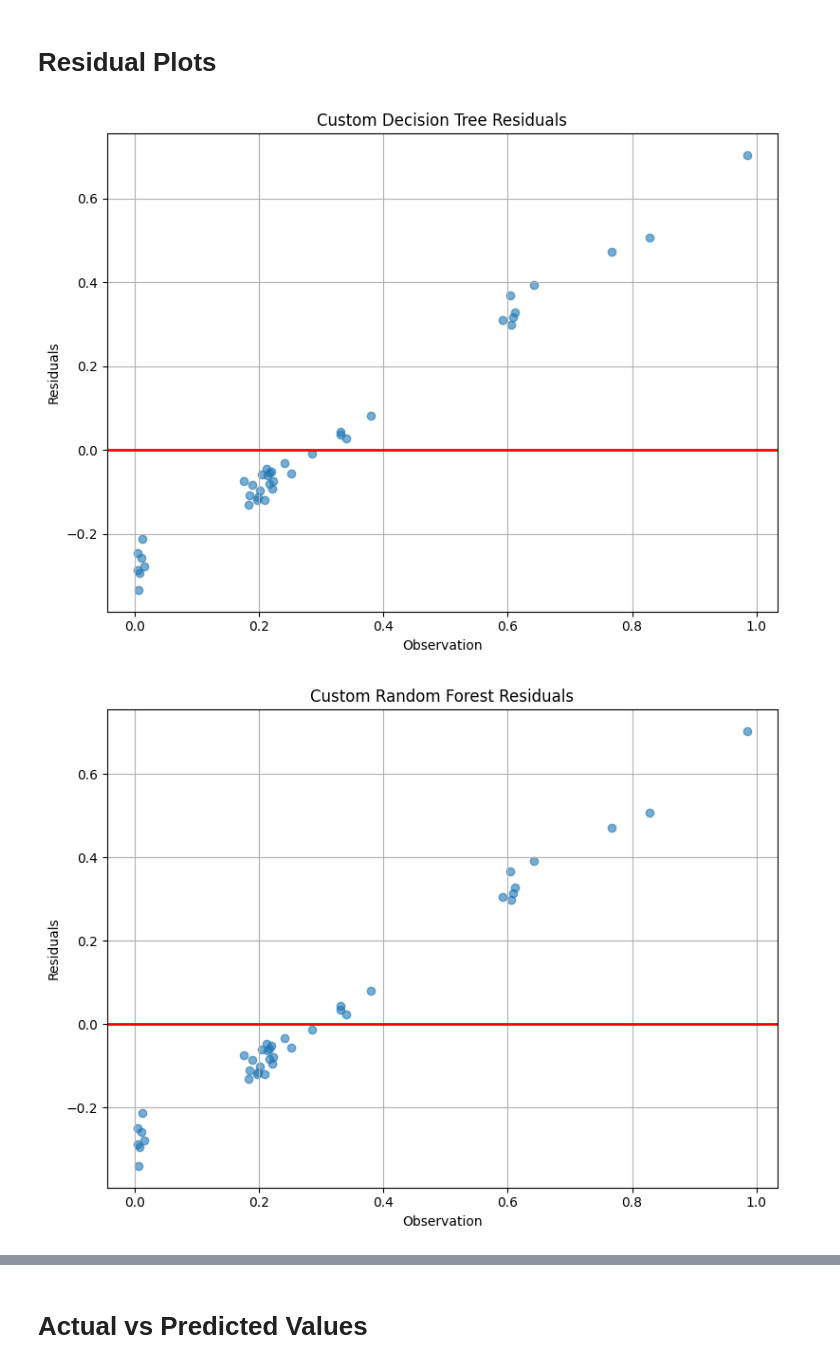
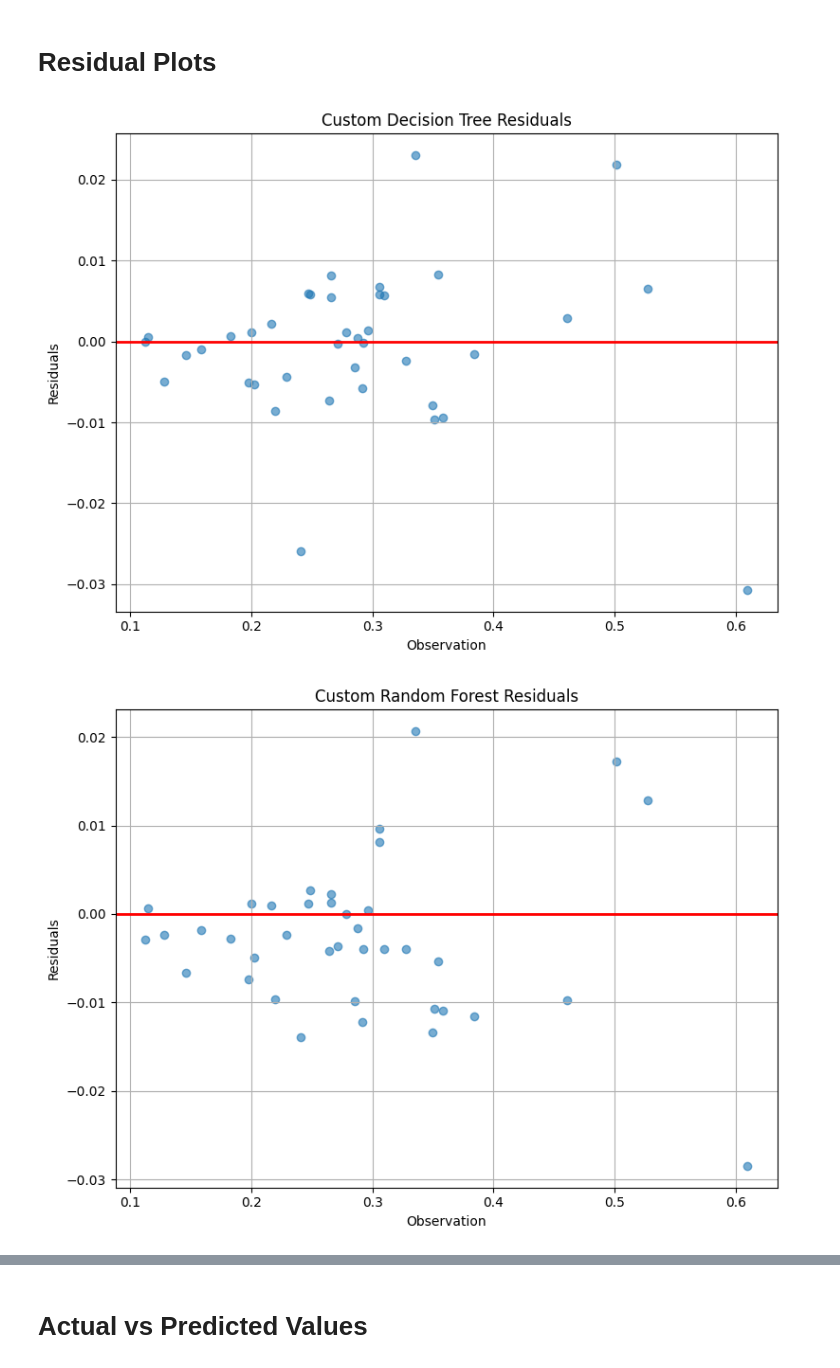
Before and after one commit to NathanPortelli/ICS5110-Applied-ML, a Jupyter notebook: main.ipynb, the cells around one changed output, grey strips where cells are left out. Saved outputs shown, nothing was run; the diff lists cells and outputs as text; code cells hidden in the pictures.

```diff
--- a/main.ipynb
+++ b/main.ipynb
@@ -29,3 +33,5 @@ NUM_CORES = 4
 # %% [markdown]
 # Custom Implementations - Decision Tree, Random Forest, Linear Regression
+# %%
+NUMBER_OF_RUNS = 100
 # %%
@@ -318,3 +217,9 @@ Average Max Error: 0.002297
+# %%
+# Ensuring actual and predicted value lists are numeric arrays
+Average_Actual_Values_Numeric = np.asarray(Average_Actual_Values, dtype=np.float64)
+DT_Average_Prediction_Numeric = np.asarray(DT_Average_Predictions, dtype=np.float64)
+RF_Average_Prediction_Numeric = np.asarray(RF_Average_Predictions, dtype=np.float64)
+LR_Average_Prediction_Numeric = np.asarray(LR_Average_Predictions, dtype=np.float64)
 # %% [markdown]
 # Scatter Plot - Actual vs Predicted values
 # %%
@@ -364,13 +264,13 @@ plt.show()
 # %% [markdown]
 # Residual Plots
 # %%
-DT_Residuals = y_test - DT_Average_Predictions
-RF_Residuals = y_test - RF_Average_Predictions
-LR_Residuals = y_test - LR_Average_Predictions
+DT_Residuals = Average_Actual_Values_Numeric - DT_Average_Prediction_Numeric
+RF_Residuals = Average_Actual_Values_Numeric - RF_Average_Prediction_Numeric
+LR_Residuals = Average_Actual_Values_Numeric - LR_Average_Prediction_Numeric
 
 # Plot for Custom Decision Tree
 plt.figure(figsize=(8, 6))
-plt.scatter(y_test, DT_Residuals, alpha=0.6)
+plt.scatter(Average_Actual_Values_Numeric, DT_Residuals, alpha=0.6)
 plt.axhline(y=0, color='r', linestyle='-', linewidth=2)
 plt.grid(True)
 plt.xlabel('Observation')
@@ -381,38 +281,38 @@ plt.show()
 
 # Plot for Custom Random Forest
 plt.figure(figsize=(8, 6))
-plt.scatter(y_test, RF_Residuals, alpha=0.6)
+plt.scatter(Average_Actual_Values_Numeric, RF_Residuals, alpha=0.6)
 plt.axhline(y=0, color='r', linestyle='-', linewidth=2)
 plt.grid(True)
 plt.xlabel('Observation')
 plt.ylabel('Residuals')
 plt.title('Custom Random Forest Residuals')
 plt.tight_layout()
 plt.show()
 
 # Plot for Custom Linear Regression
 plt.figure(figsize=(8, 6))
-plt.scatter(y_test, LR_Residuals, alpha=0.6)
+plt.scatter(Average_Actual_Values_Numeric, LR_Residuals, alpha=0.6)
 plt.axhline(y=0, color='r', linestyle='-', linewidth=2)
 plt.grid(True)
 plt.xlabel('Observation')
 plt.ylabel('Residuals')
 plt.title('Custom Linear Regression Residuals')
 plt.tight_layout()
 plt.show()
 
 # Residuals vs. Predicted Values for all models
 plt.figure(figsize=(12, 8))
-plt.scatter(DT_Average_Predictions, DT_Residuals, label='Decision Tree Residuals')
-plt.scatter(RF_Average_Predictions, RF_Residuals, label='Random Forest Residuals')
-plt.scatter(LR_Average_Predictions, LR_Residuals, label='Linear Regression Residuals')
+plt.scatter(DT_Average_Prediction_Numeric, DT_Residuals, label='Decision Tree Residuals')
+plt.scatter(RF_Average_Prediction_Numeric, RF_Residuals, label='Random Forest Residuals')
+plt.scatter(LR_Average_Prediction_Numeric, LR_Residuals, label='Linear Regression Residuals')
 plt.axhline(y=0, color='r', linestyle='--', label='Residuals Mean')
 plt.xlabel('Predicted Values')
 plt.ylabel('Residuals')
 plt.title('Residuals vs. Average Predicted Values')
 plt.legend(loc='lower center', bbox_to_anchor=(0.5,-0.25))
 plt.grid(True)
 plt.show()
 # %% [output]
-[figure, old version]
+[figure, new version]
-[figure, old version]
+[figure, new version]
```
Also changed, not shown: parts of 11 cells of this notebook.
